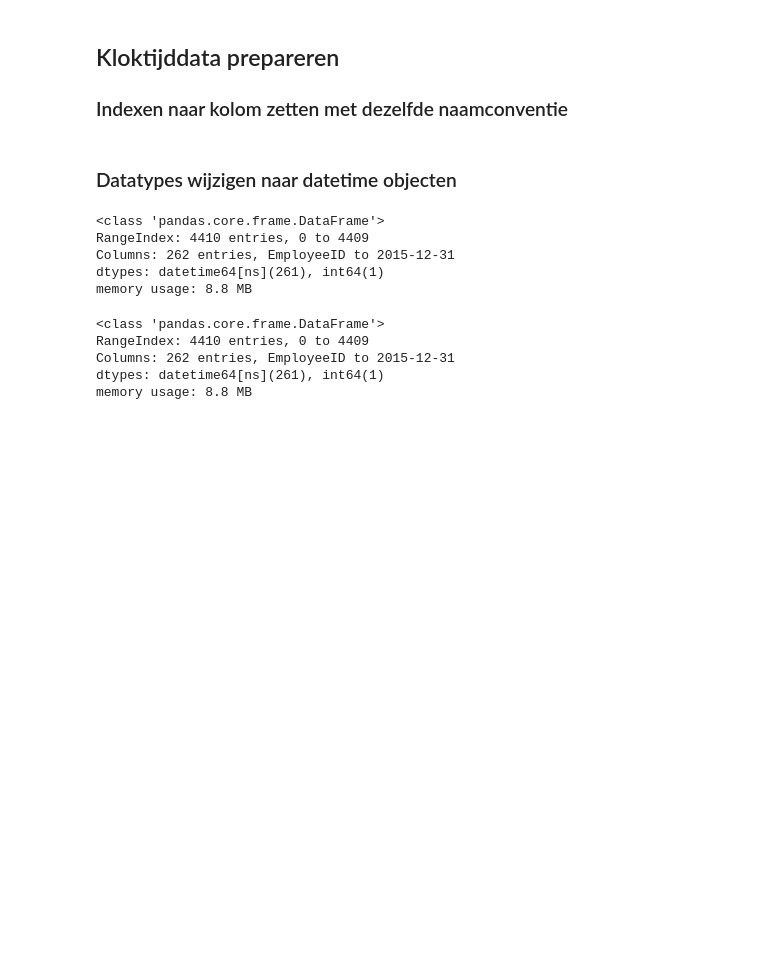
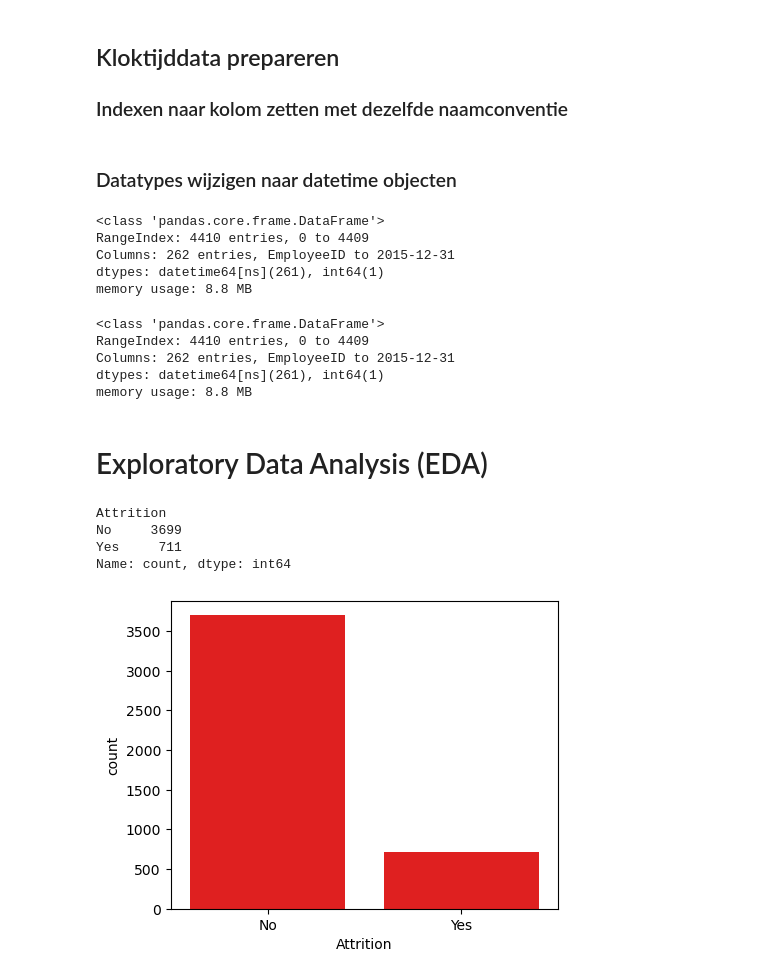
Before and after one commit to SevenNightsDarkCrow/Business_Analytics_I-HR, a Jupyter notebook: Notebooks/Onderzoek.ipynb, the cells around one changed output. Saved outputs shown, nothing was run; the diff lists cells and outputs as text; code cells hidden in the pictures; blank space fills up the shorter version.

Commit message:
Data prep en begin EDA

```diff
--- a/Notebooks/Onderzoek.ipynb
+++ b/Notebooks/Onderzoek.ipynb
@@ -369,3 +421,7 @@ Unique values: ['Married' 'Single' 'Divorced']
+# %%
+# Kopie van de dataset
+data_subset_cat = data_subset.copy()
+data_subset_num = data_subset.copy()
 # %% [markdown]
 ### Kolommen met object dtype omzetten naar category voor nominale data
 # %%
@@ -459,9 +516,9 @@ ordinal_mapping = {
 # %%
 # Dictionary keys gebruiken om de kolommen te selecteren
 for column in ordinal_mapping.keys():
-    if column in data_subset.columns:                               # Controleer of de kolom bestaat in de DataFrame
-        data_subset[column] = data_subset[column].astype('object')  # Omzetten naar het datatype 'object'
+    if column in data_subset_cat.columns:                                   # Controleer of de kolom bestaat in de DataFrame
+        data_subset_cat[column] = data_subset_cat[column].astype('object')  # Omzetten naar het datatype 'object'
 
 # Controleer de resultaten
-print(data_subset.dtypes)  # Dit toont de datatypes van elke kolom
+print(data_subset_cat.dtypes[data_subset_cat.dtypes == 'object'])
 # %% [output]
@@ -484,0 +536,8 @@ dtype: object
+# %%
+# Mapping toepassen op de kolommen
+for column, mapping in ordinal_mapping.items():
+    if column in data_subset_cat.columns:                                                               # Controleer of de kolom bestaat in de DataFrame
+        data_subset_cat[column] = data_subset_cat[column].map(mapping).fillna(data_subset_cat[column])  # Mapping toepassen
+
+# Controleer de resultaten
+data_subset_cat.head()
@@ -484,0 +554,9 @@ dtype: object
+# %%
+# Dictionary keys gebruiken om de kolommen te selecteren
+for column, mapping in ordinal_mapping.items():
+    ordered_labels = [label for key, label in sorted(mapping.items())]      # Sorteer de labels
+    cat_type = CategoricalDtype(categories=ordered_labels, ordered=True)    # Maak een CategoricalDtype object
+    data_subset_cat[column] = data_subset_cat[column].astype(cat_type)      # Omzetten naar het CategoricalDtype object
+
+# Controleer de resultaten
+data_subset_cat.dtypes
@@ -534,3 +652,27 @@ RangeIndex: 4410 entries, 0 to 4409
 Columns: 262 entries, EmployeeID to 2015-12-31
 dtypes: datetime64[ns](261), int64(1)
 memory usage: 8.8 MB
+# %% [markdown]
+# Exploratory Data Analysis (EDA)
+# %%
+# Telling van Attrition
+data_subset_cat['Attrition'].value_counts()
+# %% [output]
+Attrition
+No     3699
+Yes     711
+Name: count, dtype: int64
+# %%
+plt.figure(
+    figsize=(5,4)
+    )
+
+sns.countplot(
+    data=data_subset_cat,
+    x=data_subset_cat["Attrition"],
+    color="red"
+    )
+
+plt.show()
+# %% [output]
+[figure, added]
```
Also changed, not shown: parts of 21 cells of this notebook.
